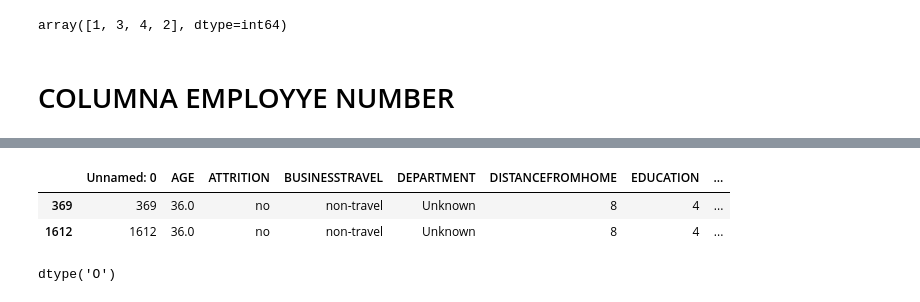
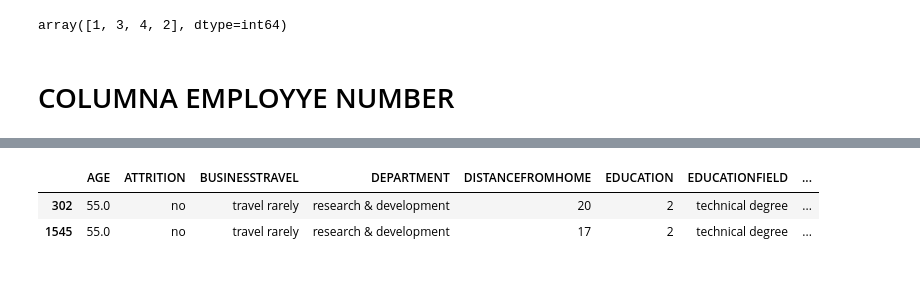
Before and after one commit to rebeca-enma/proyecto-da-promo-G-modulo-3-team-4, a Jupyter notebook: NOTEBOOK/Gestion_duplicados.ipynb, the cells around one changed output, grey strips where cells are left out. Cells and saved outputs as stored; diff of their text form; code cells hidden in the pictures.

```diff
--- a/NOTEBOOK/Gestion_duplicados.ipynb
+++ b/NOTEBOOK/Gestion_duplicados.ipynb
@@ -119,11 +129,6 @@ len(df_employee_duplicados["EMPLOYEENUMBER"].to_list())
 # %%
-df_employee_967 = df_duplicados[df_duplicados ["EMPLOYEENUMBER"]== "990.0"]
-df_employee_967
+df_duplicados[df_duplicados ["EMPLOYEENUMBER"]== "389.0"]
 # %% [output]
-|  | Unnamed: 0 | AGE | ATTRITION | BUSINESSTRAVEL | DEPARTMENT | DISTANCEFROMHOME | EDUCATION | ... |
-| 369 | 369 | 36.0 | no | non-travel | Unknown | 8 | 4 | ... |
-| 1612 | 1612 | 36.0 | no | non-travel | Unknown | 8 | 4 | ... |
+|  | AGE | ATTRITION | BUSINESSTRAVEL | DEPARTMENT | DISTANCEFROMHOME | EDUCATION | EDUCATIONFIELD | ... |
+| 302 | 55.0 | no | travel rarely | research & development | 20 | 2 | technical degree | ... |
+| 1545 | 55.0 | no | travel rarely | research & development | 17 | 2 | technical degree | ... |
-# %%
-df_duplicados["EMPLOYEENUMBER"].dtypes
-# %% [output]
-dtype('O')
```
Also changed, not shown: parts of 14 cells of this notebook, 6 other files.
